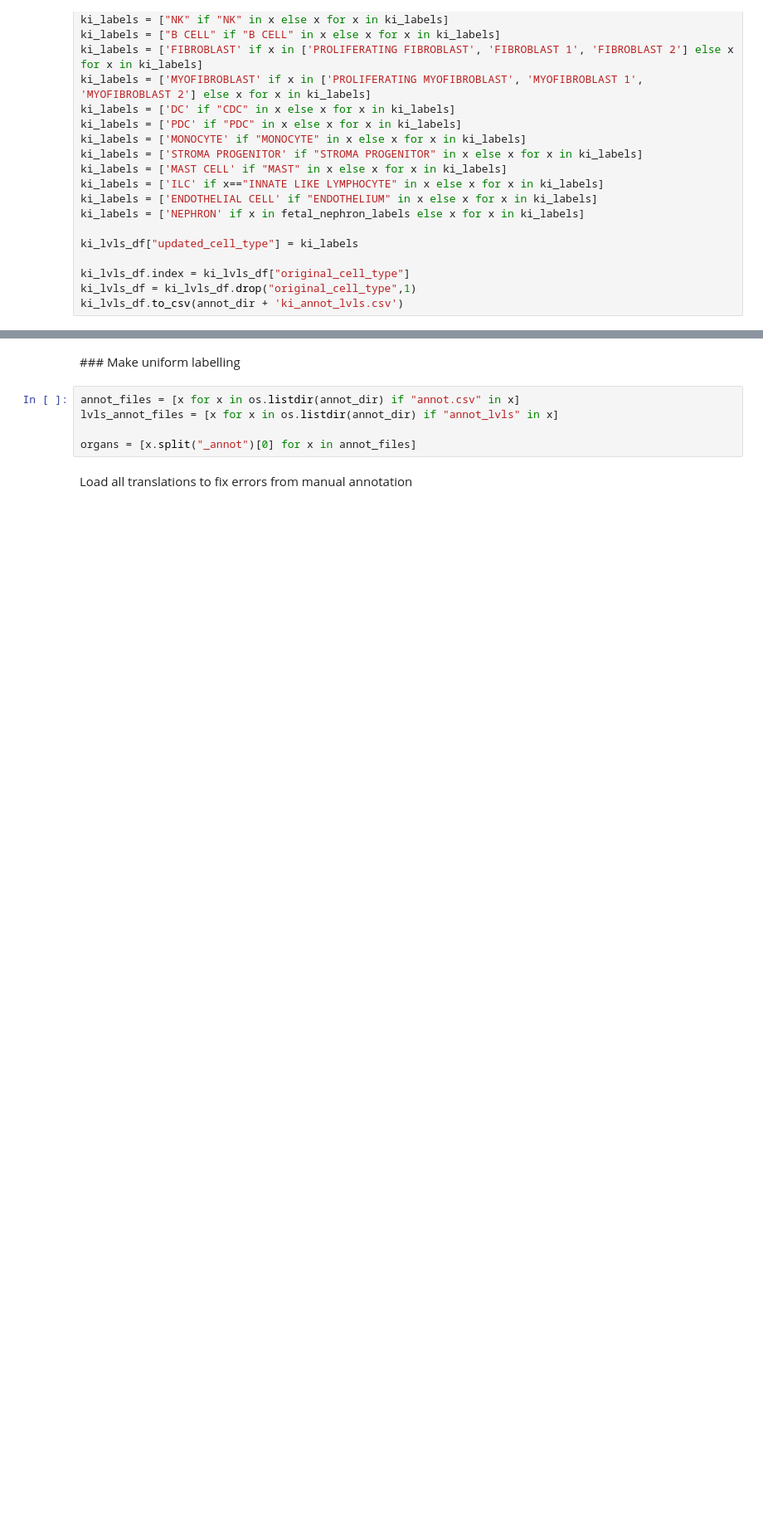
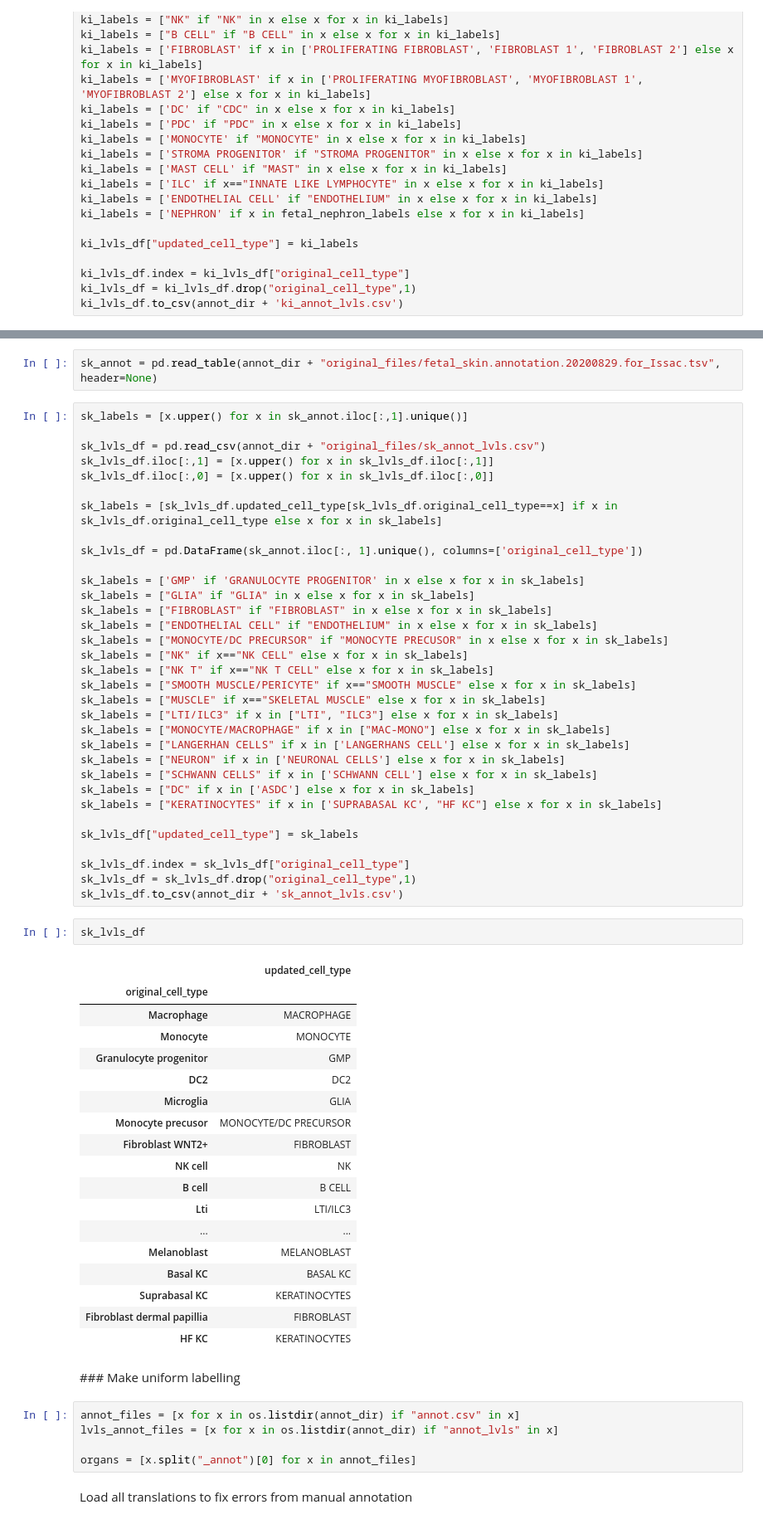
Before and after one commit to Teichlab/Pan_fetal_immune, a Jupyter notebook: notebooks/20201230_UniformCellLabels.ipynb, the cells around one changed output, grey strips where cells are left out. Shown at 83% size. Saved outputs shown, nothing was run; the diff lists cells and outputs as text; blank space fills up the shorter version.

```diff
--- a/notebooks/20201230_UniformCellLabels.ipynb
+++ b/notebooks/20201230_UniformCellLabels.ipynb
@@ -161,3 +164,59 @@ ki_lvls_df.to_csv(annot_dir + 'ki_annot_lvls.csv')
+# %%
+sk_annot = pd.read_table(annot_dir + "original_files/fetal_skin.annotation.20200829.for_Issac.tsv", header=None)
+# %%
+sk_labels = [x.upper() for x in sk_annot.iloc[:,1].unique()]
+
+sk_lvls_df = pd.read_csv(annot_dir + "original_files/sk_annot_lvls.csv")
+sk_lvls_df.iloc[:,1] = [x.upper() for x in sk_lvls_df.iloc[:,1]]
+sk_lvls_df.iloc[:,0] = [x.upper() for x in sk_lvls_df.iloc[:,0]]
+
+sk_labels = [sk_lvls_df.updated_cell_type[sk_lvls_df.original_cell_type==x] if x in sk_lvls_df.original_cell_type else x for x in sk_labels]
+
+sk_lvls_df = pd.DataFrame(sk_annot.iloc[:, 1].unique(), columns=['original_cell_type'])
+
+sk_labels = ['GMP' if 'GRANULOCYTE PROGENITOR' in x else x for x in sk_labels]
+sk_labels = ["GLIA" if "GLIA" in x else x for x in sk_labels]
+sk_labels = ["FIBROBLAST" if "FIBROBLAST" in x else x for x in sk_labels]
+sk_labels = ["ENDOTHELIAL CELL" if "ENDOTHELIUM" in x else x for x in sk_labels]
+sk_labels = ["MONOCYTE/DC PRECURSOR" if "MONOCYTE PRECUSOR" in x else x for x in sk_labels]
+sk_labels = ["NK" if x=="NK CELL" else x for x in sk_labels]
+sk_labels = ["NK T" if x=="NK T CELL" else x for x in sk_labels]
+sk_labels = ["SMOOTH MUSCLE/PERICYTE" if x=="SMOOTH MUSCLE" else x for x in sk_labels]
+sk_labels = ["MUSCLE" if x=="SKELETAL MUSCLE" else x for x in sk_labels]
+sk_labels = ["LTI/ILC3" if x in ["LTI", "ILC3"] else x for x in sk_labels]
+sk_labels = ["MONOCYTE/MACROPHAGE" if x in ["MAC-MONO"] else x for x in sk_labels]
+sk_labels = ["LANGERHAN CELLS" if x in ['LANGERHANS CELL'] else x for x in sk_labels]
+sk_labels = ["NEURON" if x in ['NEURONAL CELLS'] else x for x in sk_labels]
+sk_labels = ["SCHWANN CELLS" if x in ['SCHWANN CELL'] else x for x in sk_labels]
+sk_labels = ["DC" if x in ['ASDC'] else x for x in sk_labels]
+sk_labels = ["KERATINOCYTES" if x in ['SUPRABASAL KC', "HF KC"] else x for x in sk_labels]
+
+sk_lvls_df["updated_cell_type"] = sk_labels
+
+sk_lvls_df.index = sk_lvls_df["original_cell_type"]
+sk_lvls_df = sk_lvls_df.drop("original_cell_type",1)
+sk_lvls_df.to_csv(annot_dir + 'sk_annot_lvls.csv')
+# %%
+sk_lvls_df
+# %% [output]
+|  | updated_cell_type |
+| original_cell_type |  |
+| Macrophage | MACROPHAGE |
+| Monocyte | MONOCYTE |
+| Granulocyte progenitor | GMP |
+| DC2 | DC2 |
+| Microglia | GLIA |
+| Monocyte precusor | MONOCYTE/DC PRECURSOR |
+| Fibroblast WNT2+ | FIBROBLAST |
+| NK cell | NK |
+| B cell | B CELL |
+| Lti | LTI/ILC3 |
+| ... | ... |
+| Melanoblast | MELANOBLAST |
+| Basal KC | BASAL KC |
+| Suprabasal KC | KERATINOCYTES |
+| Fibroblast dermal papillia | FIBROBLAST |
+| HF KC | KERATINOCYTES |
 # %% [markdown]
 ### Make uniform labelling
 # %%
```
Also changed, not shown: parts of 8 cells of this notebook, 3 other files.
